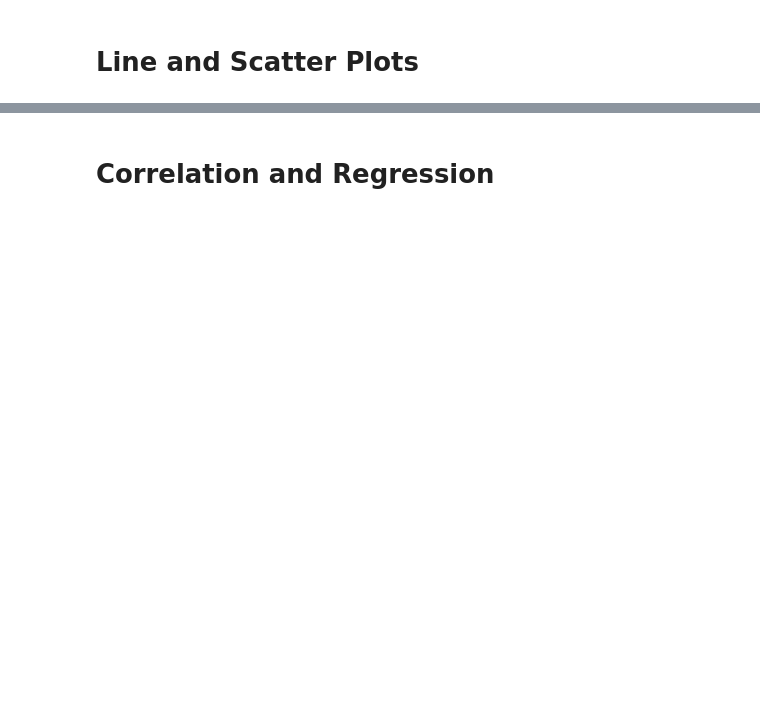
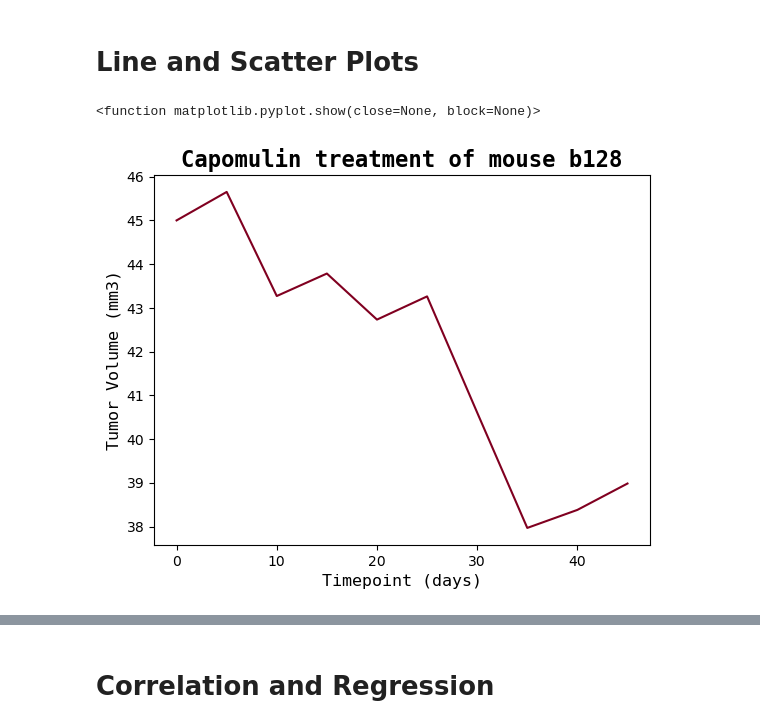
Before and after one commit to martabaker/ds_module_5_data_viz, a Jupyter notebook: Starter Code/Pymaceuticals/Pymaceuticals Inc..ipynb, the cells around one changed output, grey strips where cells are left out. Saved outputs shown, nothing was run; the diff lists cells and outputs as text; code cells hidden in the pictures; blank space fills up the shorter version.

```diff
--- a/Starter Code/Pymaceuticals/Pymaceuticals Inc..ipynb
+++ b/Starter Code/Pymaceuticals/Pymaceuticals Inc..ipynb
@@ -340,2 +345,24 @@ plt.show
 # %%
 # Generate a line plot of tumor volume vs. time point for a single mouse treated with Capomulin
+# Creating a new dataframe for a new mouse; this can be changed for any mouse treated with Capomulin
+mouse = "b128"
+filt = df["Mouse ID"] == mouse
+sub = df.loc[filt]
+
+# Get Data
+x=sub.Timepoint
+y=sub["Tumor Volume (mm3)"]
+
+# Create the plot
+sns.lineplot(x=x, y=y, color="#800020")
+
+# Customize
+plt.title(f"Capomulin treatment of mouse {mouse}", fontfamily="monospace", fontsize=16, fontweight="bold")
+plt.xlabel("Timepoint (days)", fontfamily="monospace", fontsize=12)
+plt.ylabel("Tumor Volume (mm3)", fontfamily="monospace", fontsize=12)
+
+# Show Chart
+plt.show
+# %% [output]
+<function matplotlib.pyplot.show(close=None, block=None)>
+[figure, added]
```
Also changed, not shown: parts of 6 cells of this notebook.
